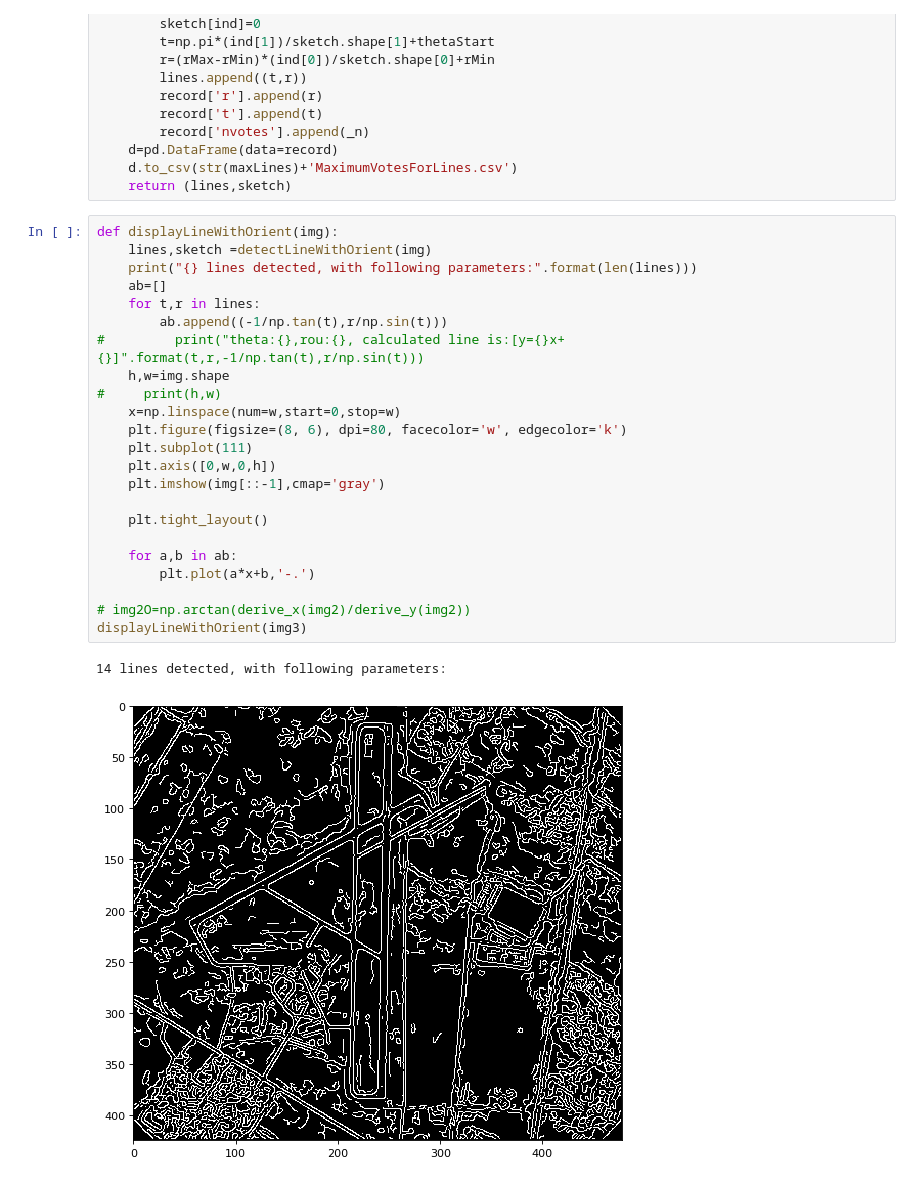
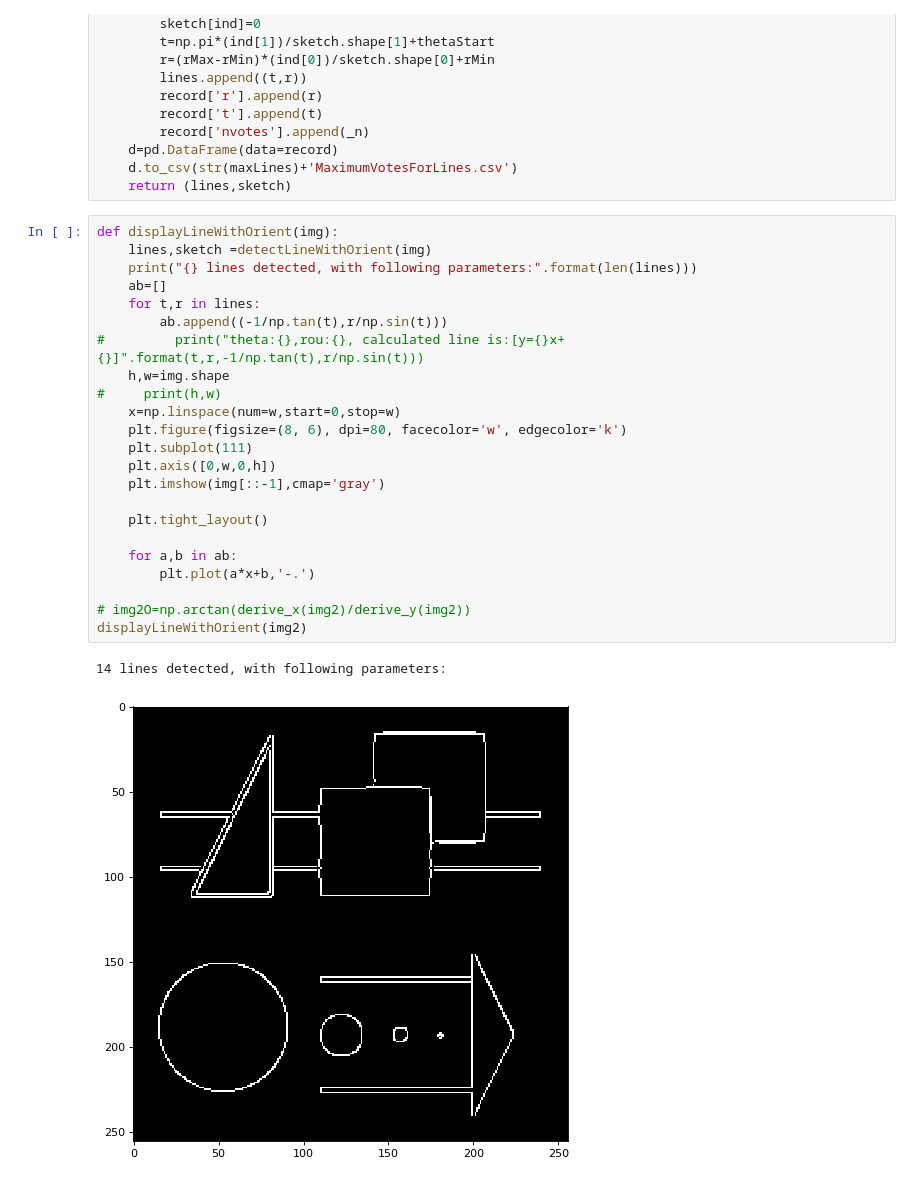
Before and after one commit to edwardchu-studio/CVHomework, a Jupyter notebook: HW3/pract/Proj2(HW3Prac).ipynb, the cells around one changed output. Cells and saved outputs as stored; diff of their text form.

```diff
--- a/HW3/pract/Proj2(HW3Prac).ipynb
+++ b/HW3/pract/Proj2(HW3Prac).ipynb
@@ -439,26 +426,26 @@ def detectLineWithOrient(img):
 # %%
 def displayLineWithOrient(img):
     lines,sketch =detectLineWithOrient(img)
     print("{} lines detected, with following parameters:".format(len(lines)))
     ab=[]
     for t,r in lines:
         ab.append((-1/np.tan(t),r/np.sin(t)))
 #         print("theta:{},rou:{}, calculated line is:[y={}x+{}]".format(t,r,-1/np.tan(t),r/np.sin(t)))
     h,w=img.shape
 #     print(h,w)
     x=np.linspace(num=w,start=0,stop=w)
     plt.figure(figsize=(8, 6), dpi=80, facecolor='w', edgecolor='k')
     plt.subplot(111)
     plt.axis([0,w,0,h])
     plt.imshow(img[::-1],cmap='gray')
 
     plt.tight_layout()
 
     for a,b in ab:
         plt.plot(a*x+b,'-.')
 
 # img2O=np.arctan(derive_x(img2)/derive_y(img2))
-displayLineWithOrient(img3)
+displayLineWithOrient(img2)
 # %% [output]
 14 lines detected, with following parameters:
-[figure, old version]
+[figure, new version]
```
Also changed, not shown: parts of 2 cells of this notebook, 1 other file.
